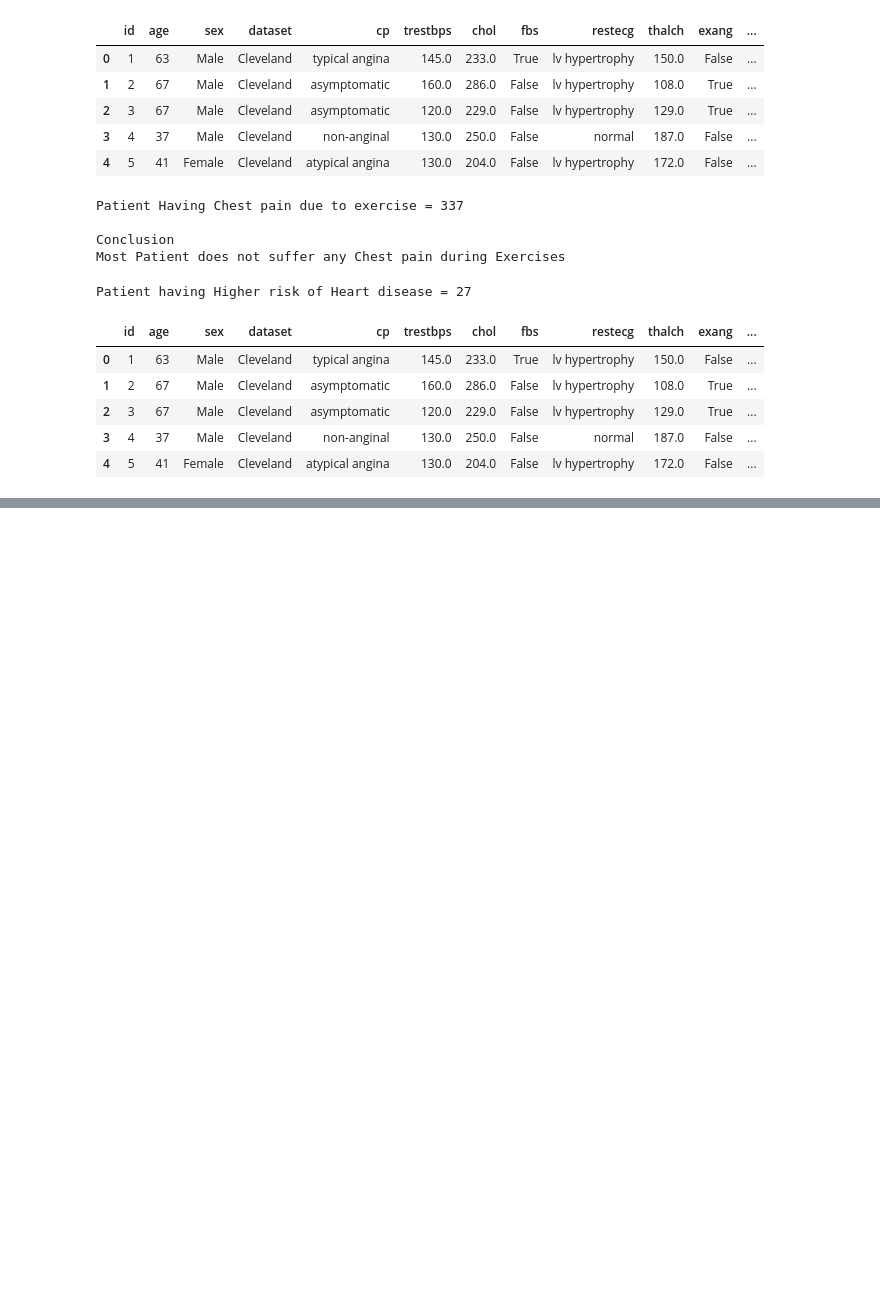
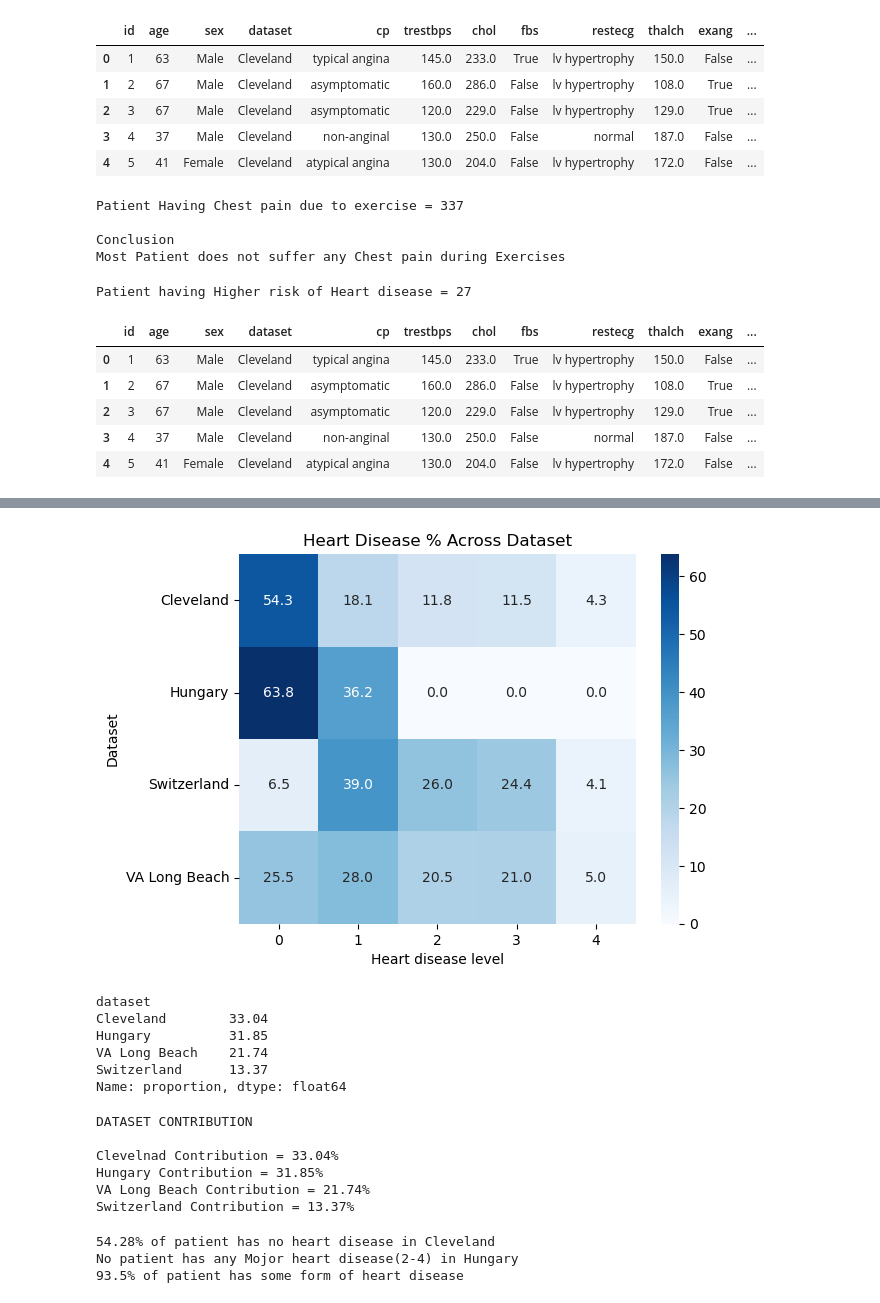
Before and after one commit to himashooo/Heart-Disease-Prediction, a Jupyter notebook: Heart Disease.ipynb, the cells around one changed output, grey strips where cells are left out. Drawn from its saved outputs; the diff is of its cells as text; code cells hidden in the pictures; blank space fills up the shorter version.

```diff
--- a/Heart Disease.ipynb
+++ b/Heart Disease.ipynb
@@ -282,0 +324,8 @@ df.head()
+# %%
+sns.heatmap(dataset_disease,annot=True,cmap='Blues',fmt='.1f')
+plt.title('Heart Disease % Across Dataset')
+plt.xlabel('Heart disease level')
+plt.ylabel('Dataset')
+plt.show()
+# %% [output]
+[figure, added]
@@ -282,0 +334,27 @@ df.head()
+# %%
+contri
+# %% [output]
+dataset
+Cleveland        33.04
+Hungary          31.85
+VA Long Beach    21.74
+Switzerland      13.37
+Name: proportion, dtype: float64
+# %%
+print(f"DATASET CONTRIBUTION\n\nClevelnad Contribution = {contri.iloc[0]}%\nHungary Contribution = {contri.iloc[1]}%")
+print(f"VA Long Beach Contribution = {contri.iloc[2]}%\nSwitzerland Contribution = {contri.iloc[3]}%")
+# %% [output]
+DATASET CONTRIBUTION
+
+Clevelnad Contribution = 33.04%
+Hungary Contribution = 31.85%
+VA Long Beach Contribution = 21.74%
+Switzerland Contribution = 13.37%
+# %%
+print(f"{dataset_disease.iloc[0,0]}% of patient has no heart disease in Cleveland")
+print(f"No patient has any Mojor heart disease(2-4) in Hungary")
+print(f"{100-(dataset_disease.iloc[2,0])}% of patient has some form of heart disease ")
+# %% [output]
+54.28% of patient has no heart disease in Cleveland
+No patient has any Mojor heart disease(2-4) in Hungary
+93.5% of patient has some form of heart disease
```
Also changed, not shown: parts of 11 cells of this notebook.
